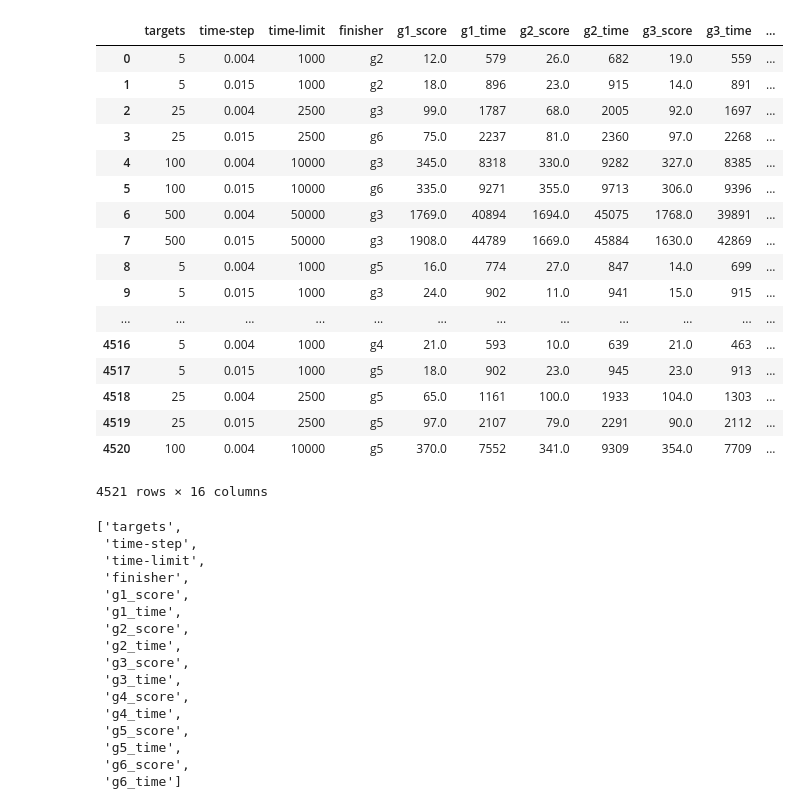
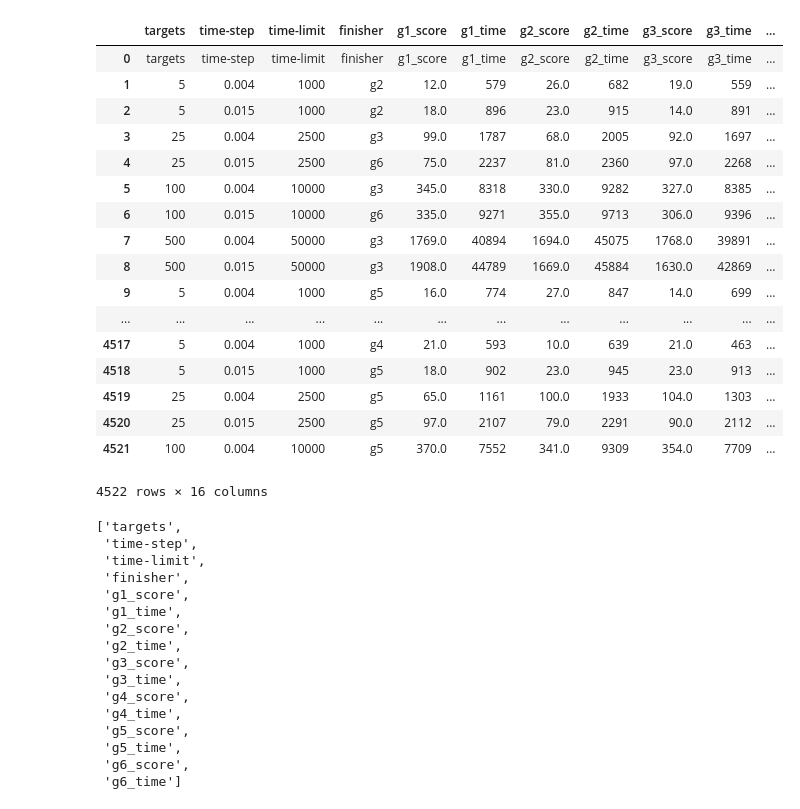
Before and after one commit to sidhiadkoli/TravelingSailsmanGrp6, a Jupyter notebook: resultsAnalysis.ipynb, the cells around one changed output. Cells and saved outputs as stored; diff of their text form; code cells hidden in the pictures.

```diff
--- a/resultsAnalysis.ipynb
+++ b/resultsAnalysis.ipynb
@@ -42,28 +43,35 @@ with open('results.csv', 'r') as resultsOrig, open('newResults.csv', 'w') as res
         outLine = outLine[:-1]
         allLen.append(len(outLine))
         csvWriter.writerow(outLine)
-# %%
-resultsDF = pd.read_csv('newResults.csv', sep = ',', names = header)
-resultsDF
-# %% [output]
-|  | targets | time-step | time-limit | finisher | g1_score | g1_time | g2_score | g2_time | g3_score | g3_time | ... |
-| 0 | 5 | 0.004 | 1000 | g2 | 12.0 | 579 | 26.0 | 682 | 19.0 | 559 | ... |
-| 1 | 5 | 0.015 | 1000 | g2 | 18.0 | 896 | 23.0 | 915 | 14.0 | 891 | ... |
-| 2 | 25 | 0.004 | 2500 | g3 | 99.0 | 1787 | 68.0 | 2005 | 92.0 | 1697 | ... |
-| 3 | 25 | 0.015 | 2500 | g6 | 75.0 | 2237 | 81.0 | 2360 | 97.0 | 2268 | ... |
-| 4 | 100 | 0.004 | 10000 | g3 | 345.0 | 8318 | 330.0 | 9282 | 327.0 | 8385 | ... |
-| 5 | 100 | 0.015 | 10000 | g6 | 335.0 | 9271 | 355.0 | 9713 | 306.0 | 9396 | ... |
-| 6 | 500 | 0.004 | 50000 | g3 | 1769.0 | 40894 | 1694.0 | 45075 | 1768.0 | 39891 | ... |
-| 7 | 500 | 0.015 | 50000 | g3 | 1908.0 | 44789 | 1669.0 | 45884 | 1630.0 | 42869 | ... |
-| 8 | 5 | 0.004 | 1000 | g5 | 16.0 | 774 | 27.0 | 847 | 14.0 | 699 | ... |
-| 9 | 5 | 0.015 | 1000 | g3 | 24.0 | 902 | 11.0 | 941 | 15.0 | 915 | ... |
-| ... | ... | ... | ... | ... | ... | ... | ... | ... | ... | ... | ... |
-| 4516 | 5 | 0.004 | 1000 | g4 | 21.0 | 593 | 10.0 | 639 | 21.0 | 463 | ... |
-| 4517 | 5 | 0.015 | 1000 | g5 | 18.0 | 902 | 23.0 | 945 | 23.0 | 913 | ... |
-| 4518 | 25 | 0.004 | 2500 | g5 | 65.0 | 1161 | 100.0 | 1933 | 104.0 | 1303 | ... |
-| 4519 | 25 | 0.015 | 2500 | g5 | 97.0 | 2107 | 79.0 | 2291 | 90.0 | 2112 | ... |
-| 4520 | 100 | 0.004 | 10000 | g5 | 370.0 | 7552 | 341.0 | 9309 | 354.0 | 7709 | ... |
-4521 rows × 16 columns
+# %%
+header = ['targets', 'time-step', 'time-limit', 'finisher',
+          'g1_score', 'g1_time',
+          'g2_score', 'g2_time',
+          'g3_score', 'g3_time',
+          'g4_score', 'g4_time',
+          'g5_score', 'g5_time',
+          'g6_score', 'g6_time']
+resultsDF = pd.read_csv('newResults.csv', sep = ',', names = header)
+resultsDF
+# %% [output]
+|  | targets | time-step | time-limit | finisher | g1_score | g1_time | g2_score | g2_time | g3_score | g3_time | ... |
+| 0 | targets | time-step | time-limit | finisher | g1_score | g1_time | g2_score | g2_time | g3_score | g3_time | ... |
+| 1 | 5 | 0.004 | 1000 | g2 | 12.0 | 579 | 26.0 | 682 | 19.0 | 559 | ... |
+| 2 | 5 | 0.015 | 1000 | g2 | 18.0 | 896 | 23.0 | 915 | 14.0 | 891 | ... |
+| 3 | 25 | 0.004 | 2500 | g3 | 99.0 | 1787 | 68.0 | 2005 | 92.0 | 1697 | ... |
+| 4 | 25 | 0.015 | 2500 | g6 | 75.0 | 2237 | 81.0 | 2360 | 97.0 | 2268 | ... |
+| 5 | 100 | 0.004 | 10000 | g3 | 345.0 | 8318 | 330.0 | 9282 | 327.0 | 8385 | ... |
+| 6 | 100 | 0.015 | 10000 | g6 | 335.0 | 9271 | 355.0 | 9713 | 306.0 | 9396 | ... |
+| 7 | 500 | 0.004 | 50000 | g3 | 1769.0 | 40894 | 1694.0 | 45075 | 1768.0 | 39891 | ... |
+| 8 | 500 | 0.015 | 50000 | g3 | 1908.0 | 44789 | 1669.0 | 45884 | 1630.0 | 42869 | ... |
+| 9 | 5 | 0.004 | 1000 | g5 | 16.0 | 774 | 27.0 | 847 | 14.0 | 699 | ... |
+| ... | ... | ... | ... | ... | ... | ... | ... | ... | ... | ... | ... |
+| 4517 | 5 | 0.004 | 1000 | g4 | 21.0 | 593 | 10.0 | 639 | 21.0 | 463 | ... |
+| 4518 | 5 | 0.015 | 1000 | g5 | 18.0 | 902 | 23.0 | 945 | 23.0 | 913 | ... |
+| 4519 | 25 | 0.004 | 2500 | g5 | 65.0 | 1161 | 100.0 | 1933 | 104.0 | 1303 | ... |
+| 4520 | 25 | 0.015 | 2500 | g5 | 97.0 | 2107 | 79.0 | 2291 | 90.0 | 2112 | ... |
+| 4521 | 100 | 0.004 | 10000 | g5 | 370.0 | 7552 | 341.0 | 9309 | 354.0 | 7709 | ... |
+4522 rows × 16 columns
 # %%
 list(resultsDF)
 # %% [output]
```
Also changed, not shown: parts of 17 cells of this notebook, 3 other files.
